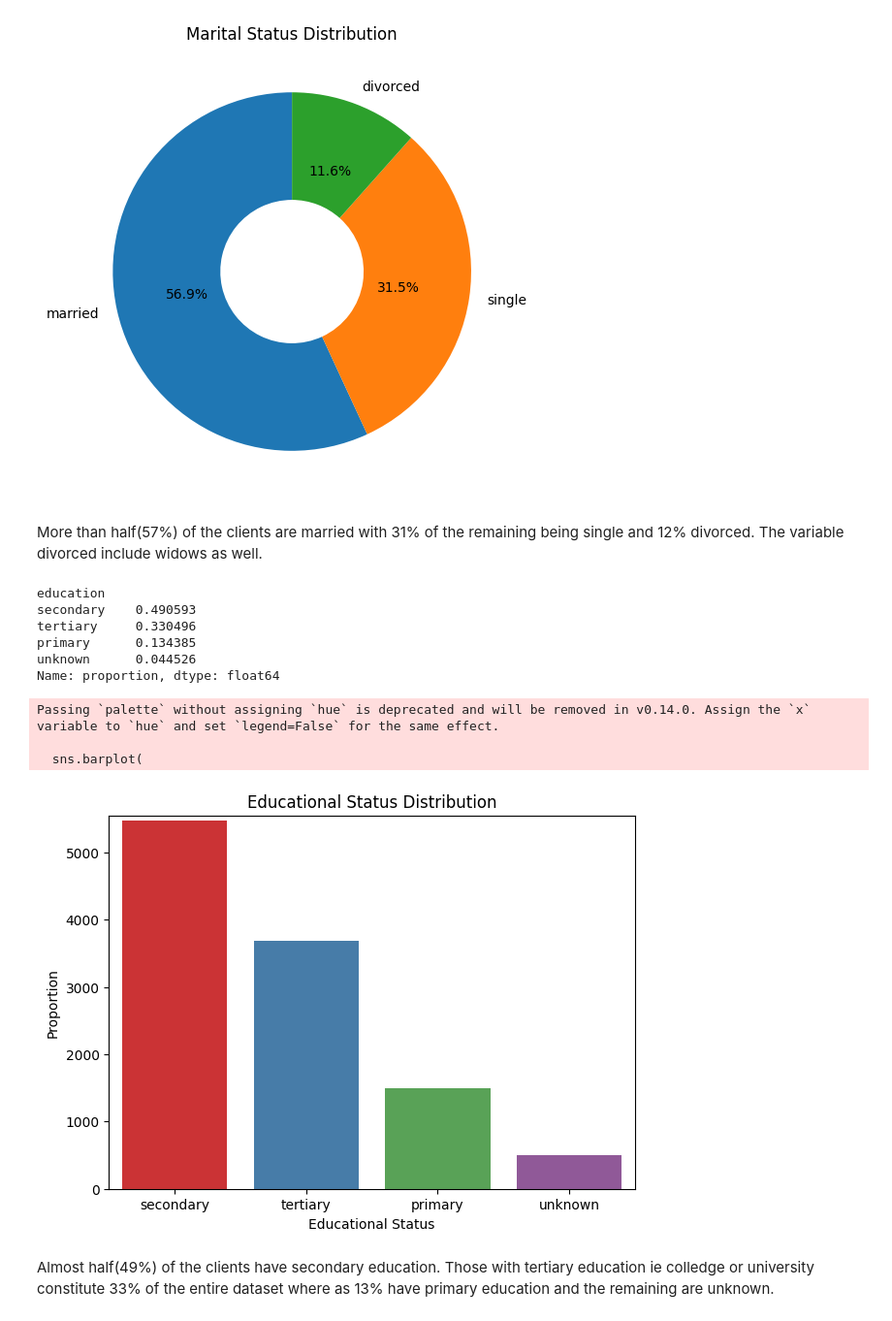
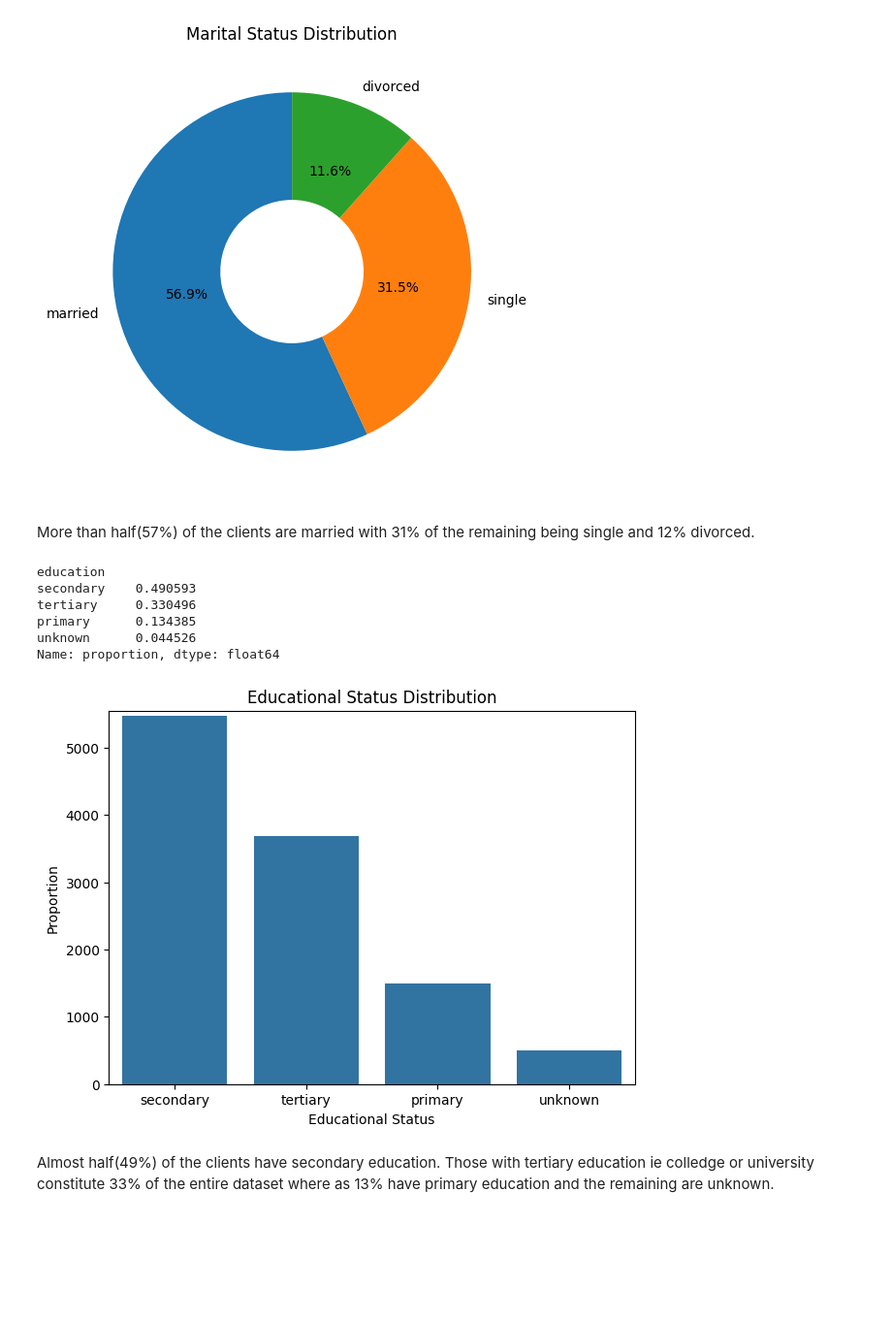
Before and after one commit to sharifatumoro/bank_deposit_prediction, a Jupyter notebook: nootebooks/01_eda.ipynb, the cells around one changed output. Shown at 97% size. Saved outputs shown, nothing was run; the diff lists cells and outputs as text; code cells hidden in the pictures; blank space fills up the shorter version.

```diff
--- a/nootebooks/01_eda.ipynb
+++ b/nootebooks/01_eda.ipynb
@@ -210,7 +226,7 @@ plt.show()
 # %% [output]
 [figure]
 # %% [markdown]
-More than half(57%) of the clients are married with 31% of the remaining being single and 12% divorced. The variable divorced include widows as well.
+More than half(57%) of the clients are married with 31% of the remaining being single and 12% divorced.
 # %%
 df['education'].value_counts(normalize=True)
 # %% [output]
@@ -223,23 +239,19 @@ Name: proportion, dtype: float64
 # %%
 educ_counts =df['education'].value_counts()
 plt.figure(figsize=(7,5))
 sns.barplot(
     x=educ_counts.index,
     y=educ_counts.values,
-    palette='Set1'
 )
 
 plt.title('Educational Status Distribution')
 plt.ylabel('Proportion')
 plt.xlabel('Educational Status')
 
 plt.ylim(0, 5550)
 plt.show()
 # %% [output]
-Passing `palette` without assigning `hue` is deprecated and will be removed in v0.14.0. Assign the `x` variable to `hue` and set `legend=False` for the same effect.
-
-  sns.barplot(
-[figure, old version]
+[figure, new version]
 # %% [markdown]
 Almost half(49%) of the clients have secondary education. Those with tertiary education ie colledge or university constitute 33% of the entire dataset where as 13% have primary education and the remaining are unknown.
 # %%
```
Also changed, not shown: parts of 17 cells of this notebook, 9 other files.
